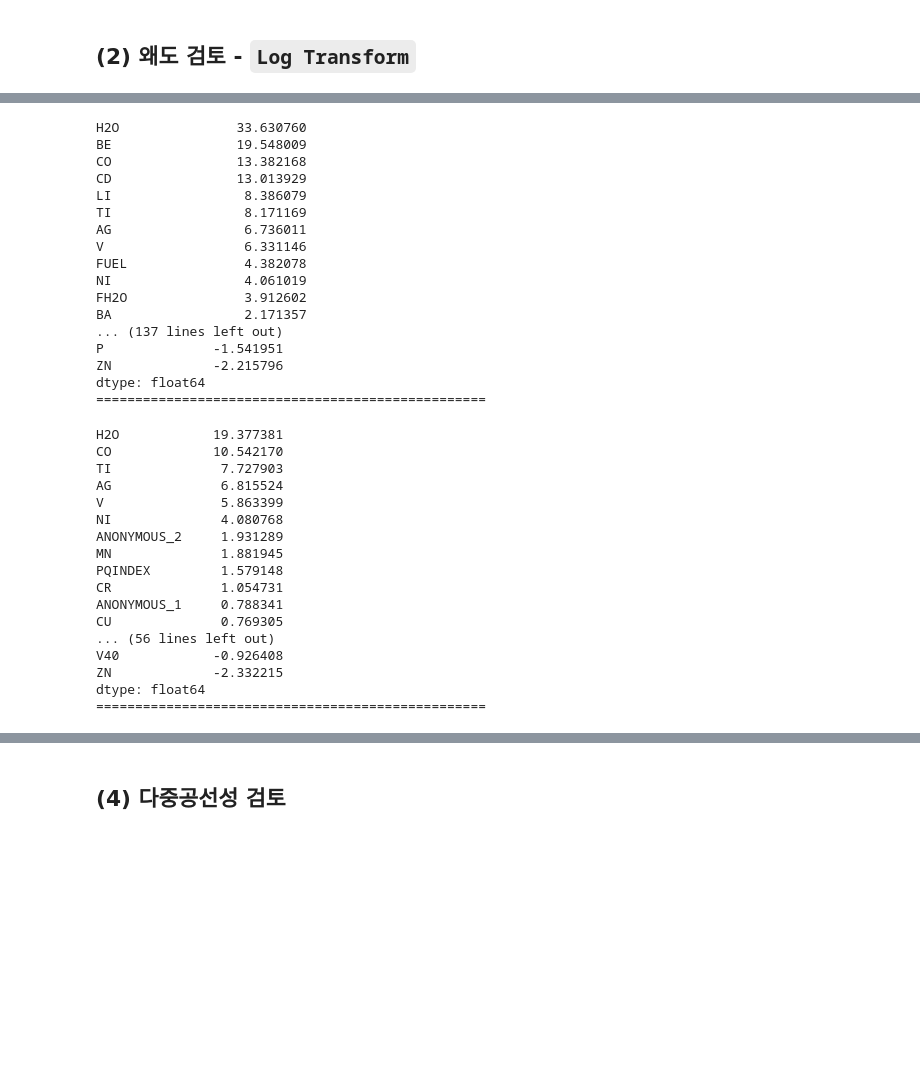
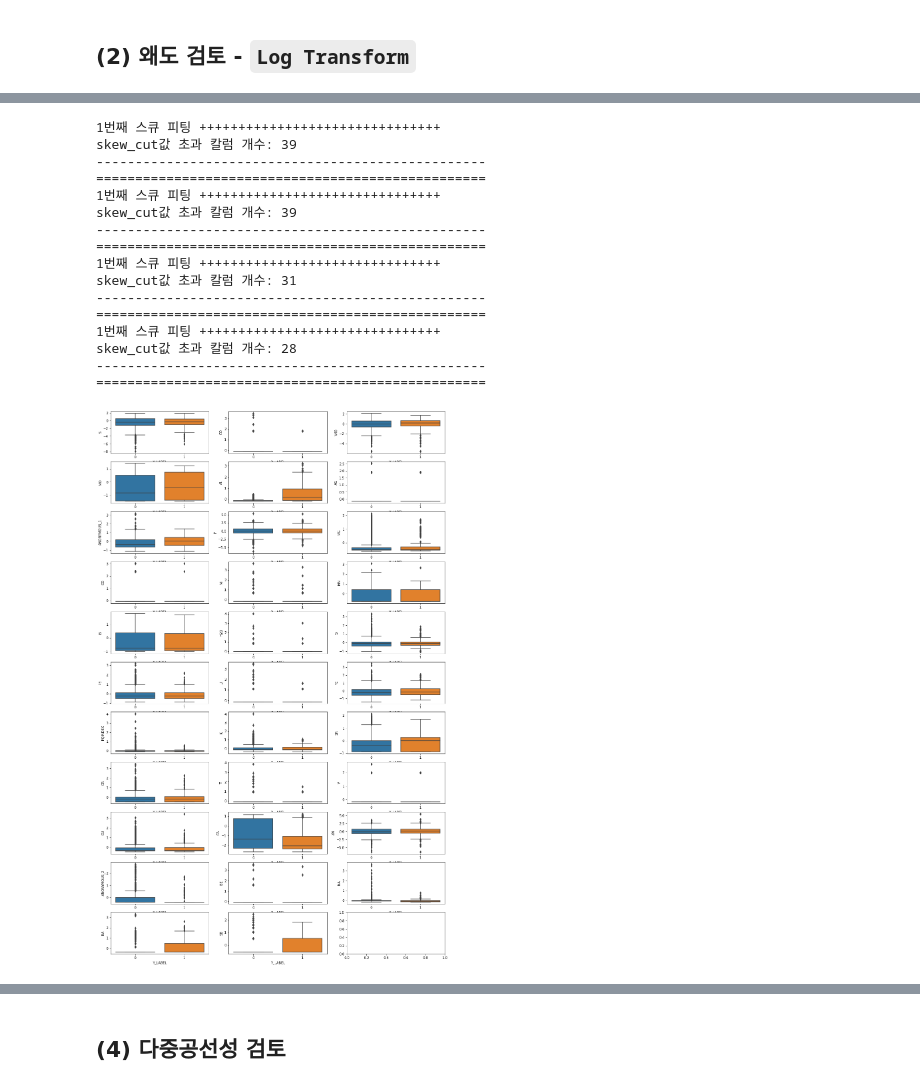
Before and after one commit to kstyle2198/dacon_oil_clfs, a Jupyter notebook: try7_EDA & Feature Engineering.ipynb, the cells around one changed output, grey strips where cells are left out. Saved outputs shown, nothing was run; the diff lists cells and outputs as text; code cells hidden in the pictures; blank space fills up the shorter version.

```diff
--- a/try7_EDA & Feature Engineering.ipynb
+++ b/try7_EDA & Feature Engineering.ipynb
@@ -278,37 +421,55 @@ not_number_features = ['ID','COMPONENT_ARBITRARY', 'SAMPLE_TRANSFER_DAY','YEAR',
 for i in tqdm(train_list):
     numerical_cols = list(set(i.columns.tolist())-set(not_number_features))
 
+
+    num = 1
     for turn in range(CFG["log_transform_turn"]):
+        print(f"{num}번째 스큐 피팅 +++++++++++++++++++++++++++++++")
         skewness = i[numerical_cols].apply(lambda x: x.skew()).sort_values(ascending=False)
+#         print("로그변환 전 왜도값")
+#         print(skewness)
+
         skew_feats = skewness[skewness > CFG["skew_cut"]].index
+        print(f"skew_cut값 초과 칼럼 개수: {len(skew_feats)}")
+
 
         log_train = i[skew_feats].copy()
         log_train[skew_feats] = np.log1p(log_train[skew_feats])
 
+
         for col in skew_feats:
             i[col] = log_train[col]
 
+
         skewness = i[numerical_cols].apply(lambda x: x.skew()).sort_values(ascending=False)
-        print(skewness)
-        print("="*50)
+#         print("로그변환 후 왜도값")
+#         print(skewness)
+        print("-"*50)
+
+        num += 1
+
+    print("="*50)
 # %% [output]
-H2O               33.630760
-BE                19.548009
-CO                13.382168
-CD                13.013929
-LI                 8.386079
-TI                 8.171169
-AG                 6.736011
-V                  6.331146
-FUEL               4.382078
-NI                 4.061019
-FH2O               3.912602
-BA                 2.171357
-... (137 lines left out)
-P              -1.541951
-ZN             -2.215796
-dtype: float64
+1번째 스큐 피팅 +++++++++++++++++++++++++++++++
+skew_cut값 초과 칼럼 개수: 39
+--------------------------------------------------
 ==================================================
+1번째 스큐 피팅 +++++++++++++++++++++++++++++++
+skew_cut값 초과 칼럼 개수: 39
+--------------------------------------------------
+==================================================
+1번째 스큐 피팅 +++++++++++++++++++++++++++++++
+skew_cut값 초과 칼럼 개수: 31
+--------------------------------------------------
+==================================================
+1번째 스큐 피팅 +++++++++++++++++++++++++++++++
+skew_cut값 초과 칼럼 개수: 28
+--------------------------------------------------
+==================================================
+# %%
+box_plot(train_c1)
+# %% [output]
+[figure, added]
 # %%
 not_number_features = ['ID','COMPONENT_ARBITRARY', 'SAMPLE_TRANSFER_DAY','YEAR', "Y_LABEL", "order"]
 
@@ -317,8 +478,9 @@ for i in tqdm(test_list):
 
     for turn in range(CFG["log_transform_turn"]):
         skewness = i[numerical_cols].apply(lambda x: x.skew()).sort_values(ascending=False)
+
+
         skew_feats = skewness[skewness > CFG["skew_cut"]].index
-
         log_train = i[skew_feats].copy()
         log_train[skew_feats] = np.log1p(log_train[skew_feats])
 
@@ -326,23 +488,5 @@ for i in tqdm(test_list):
             i[col] = log_train[col]
 
         skewness = i[numerical_cols].apply(lambda x: x.skew()).sort_values(ascending=False)
-        print(skewness)
-        print("="*50)
+#         print(skewness)
+#         print("="*50)
-# %% [output]
-H2O            19.377381
-CO             10.542170
-TI              7.727903
-AG              6.815524
-V               5.863399
-NI              4.080768
-ANONYMOUS_2     1.931289
-MN              1.881945
-PQINDEX         1.579148
-CR              1.054731
-ANONYMOUS_1     0.788341
-CU              0.769305
-... (56 lines left out)
-V40            -0.926408
-ZN             -2.332215
-dtype: float64
-==================================================
```
Also changed, not shown: parts of 74 cells of this notebook, 8 other files.
